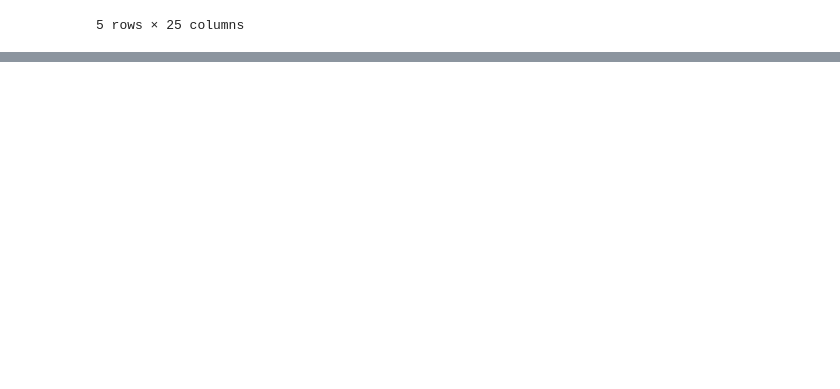
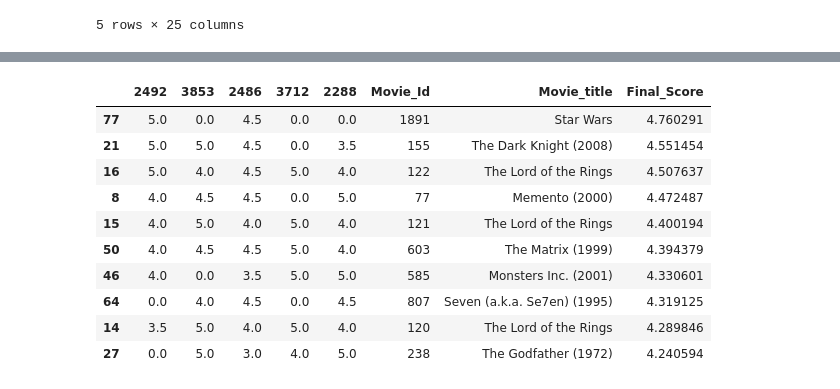
Before and after one commit to ali-d-nasseri/Recommender-System, a Jupyter notebook: Coursera Notes/Coursera project.ipynb, the cells around one changed output, grey strips where cells are left out. Drawn from its saved outputs; the diff is of its cells as text; code cells hidden in the pictures; blank space fills up the shorter version.

```diff
--- a/Coursera Notes/Coursera project.ipynb
+++ b/Coursera Notes/Coursera project.ipynb
@@ -128,0 +119,14 @@ dtype: float64
+# %%
+df_neighbor.sort_values(by = 'Final_Score', ascending = False).head(10)
+# %% [output]
+|  | 2492 | 3853 | 2486 | 3712 | 2288 | Movie_Id | Movie_title | Final_Score |
+| 77 | 5.0 | 0.0 | 4.5 | 0.0 | 0.0 | 1891 | Star Wars | 4.760291 |
+| 21 | 5.0 | 5.0 | 4.5 | 0.0 | 3.5 | 155 | The Dark Knight (2008) | 4.551454 |
+| 16 | 5.0 | 4.0 | 4.5 | 5.0 | 4.0 | 122 | The Lord of the Rings | 4.507637 |
+| 8 | 4.0 | 4.5 | 4.5 | 0.0 | 5.0 | 77 | Memento (2000) | 4.472487 |
+| 15 | 4.0 | 5.0 | 4.0 | 5.0 | 4.0 | 121 | The Lord of the Rings | 4.400194 |
+| 50 | 4.0 | 4.5 | 4.5 | 5.0 | 4.0 | 603 | The Matrix (1999) | 4.394379 |
+| 46 | 4.0 | 0.0 | 3.5 | 5.0 | 5.0 | 585 | Monsters Inc. (2001) | 4.330601 |
+| 64 | 0.0 | 4.0 | 4.5 | 0.0 | 4.5 | 807 | Seven (a.k.a. Se7en) (1995) | 4.319125 |
+| 14 | 3.5 | 5.0 | 4.0 | 5.0 | 4.0 | 120 | The Lord of the Rings | 4.289846 |
+| 27 | 0.0 | 5.0 | 3.0 | 4.0 | 5.0 | 238 | The Godfather (1972) | 4.240594 |
```
Also changed, not shown: parts of 102 cells of this notebook.
